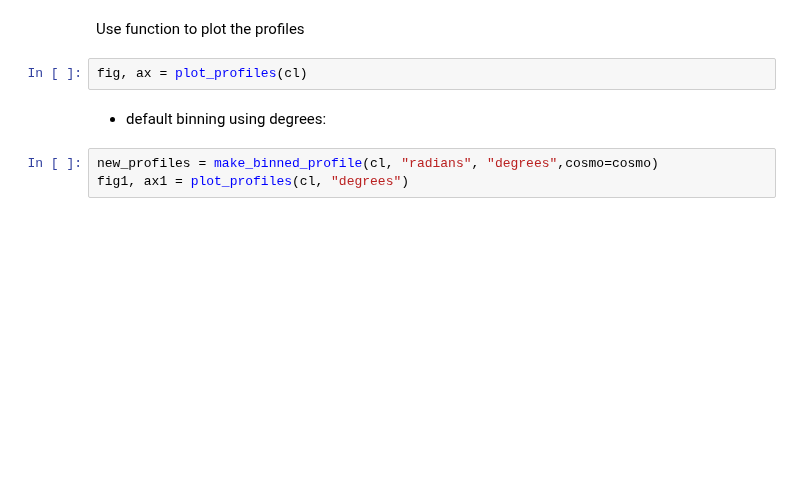
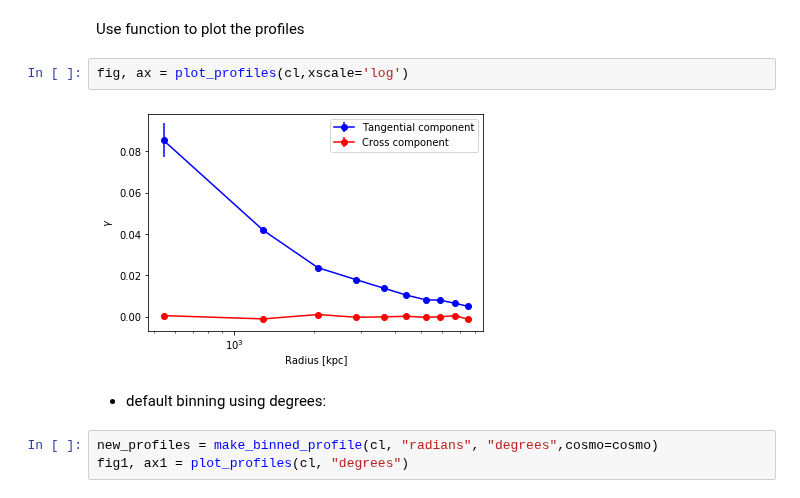
Before and after one commit to LSSTDESC/CLMM, a Jupyter notebook: examples/demo_polaraveraging_functionality.ipynb, the cells around one changed output. Cells and saved outputs as stored; diff of their text form; blank space fills up the shorter version.

Commit message:
Fixes to plot_profile and updating variable names according to new naming conventions as discussed in issue248

```diff
--- a/examples/demo_polaraveraging_functionality.ipynb
+++ b/examples/demo_polaraveraging_functionality.ipynb
@@ -156,7 +191,9 @@ cl.profile
 # %% [markdown]
 Use function to plot the profiles
 # %%
-fig, ax = plot_profiles(cl)
+fig, ax = plot_profiles(cl,xscale='log')
+# %% [output]
+[figure, added]
 # %% [markdown]
 - default binning using degrees:
 # %%
```
Also changed, not shown: parts of 19 cells of this notebook, 5 other files.
